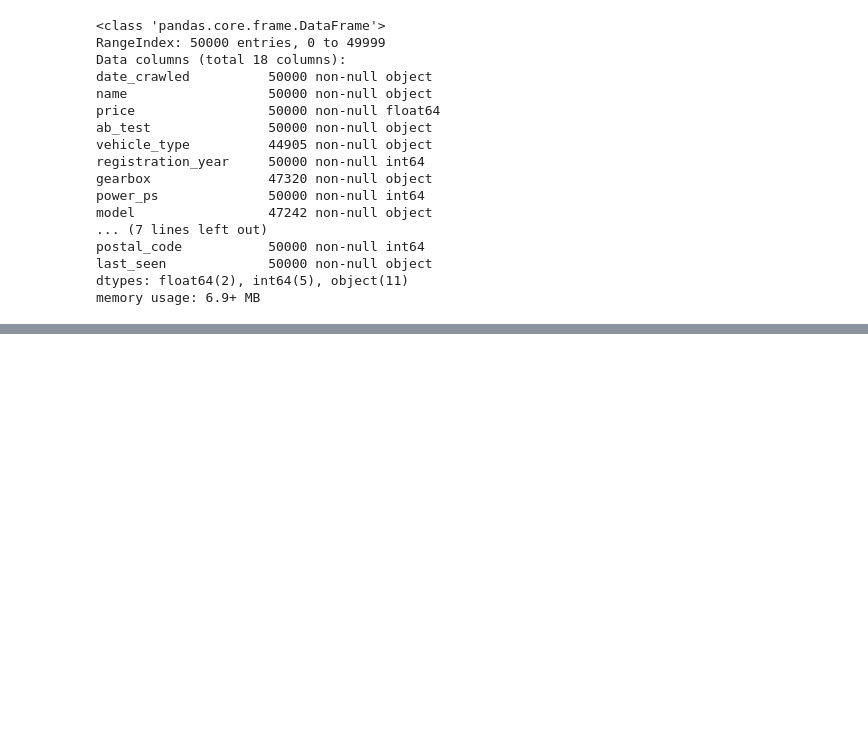
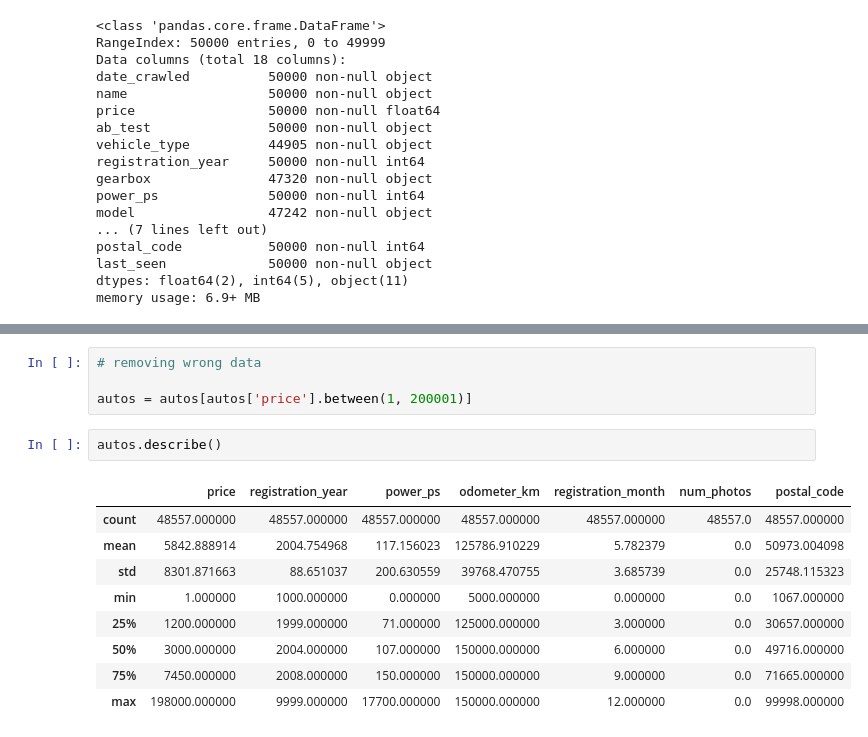
Before and after one commit to saraheisa/Exploring_Ebay_Car_Sale_Data, a Jupyter notebook: main.ipynb, the cells around one changed output, grey strips where cells are left out. Drawn from its saved outputs; the diff is of its cells as text; blank space fills up the shorter version.

Commit message:
remove wrong data in price column

```diff
--- a/main.ipynb
+++ b/main.ipynb
@@ -146,0 +227,16 @@ memory usage: 6.9+ MB
+# %%
+# removing wrong data
+
+autos = autos[autos['price'].between(1, 200001)]
+# %%
+autos.describe()
+# %% [output]
+|  | price | registration_year | power_ps | odometer_km | registration_month | num_photos | postal_code |
+| count | 48557.000000 | 48557.000000 | 48557.000000 | 48557.000000 | 48557.000000 | 48557.0 | 48557.000000 |
+| mean | 5842.888914 | 2004.754968 | 117.156023 | 125786.910229 | 5.782379 | 0.0 | 50973.004098 |
+| std | 8301.871663 | 88.651037 | 200.630559 | 39768.470755 | 3.685739 | 0.0 | 25748.115323 |
+| min | 1.000000 | 1000.000000 | 0.000000 | 5000.000000 | 0.000000 | 0.0 | 1067.000000 |
+| 25% | 1200.000000 | 1999.000000 | 71.000000 | 125000.000000 | 3.000000 | 0.0 | 30657.000000 |
+| 50% | 3000.000000 | 2004.000000 | 107.000000 | 150000.000000 | 6.000000 | 0.0 | 49716.000000 |
+| 75% | 7450.000000 | 2008.000000 | 150.000000 | 150000.000000 | 9.000000 | 0.0 | 71665.000000 |
+| max | 198000.000000 | 9999.000000 | 17700.000000 | 150000.000000 | 12.000000 | 0.0 | 99998.000000 |
```
Also changed, not shown: parts of 7 cells of this notebook.
